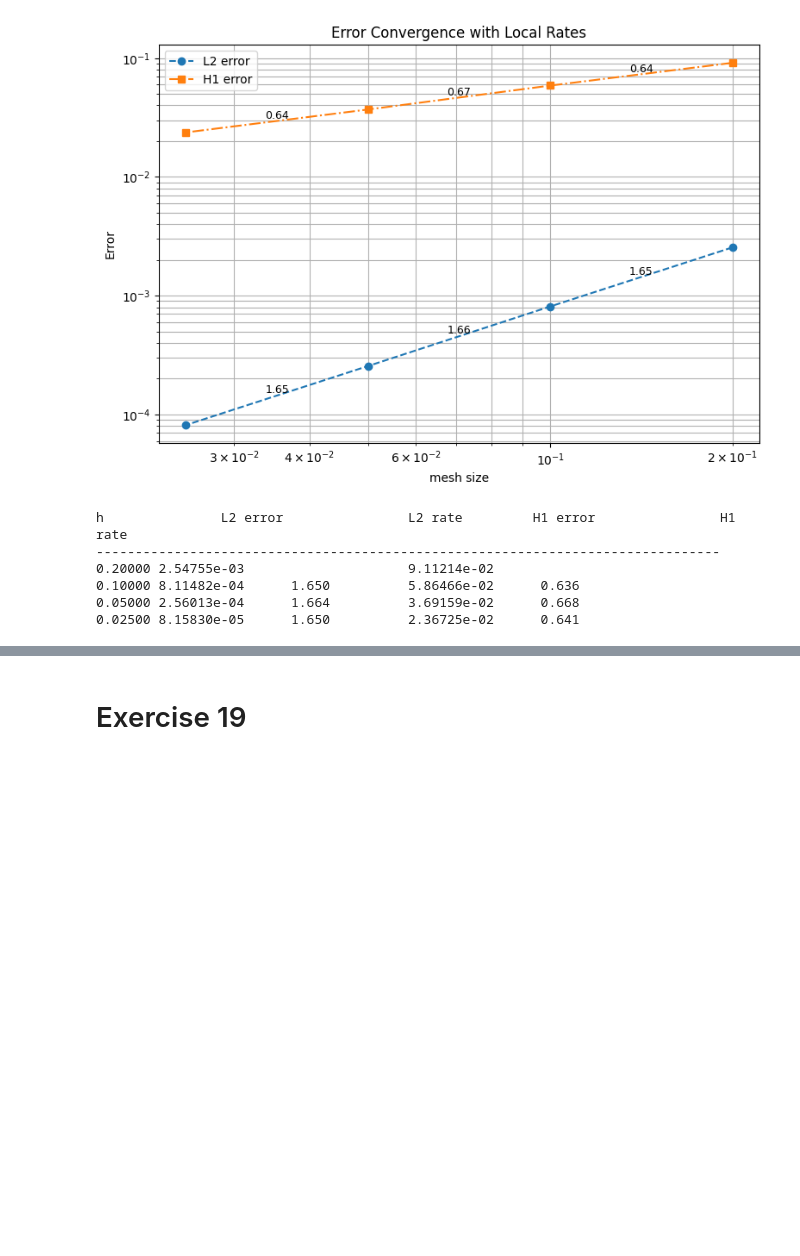
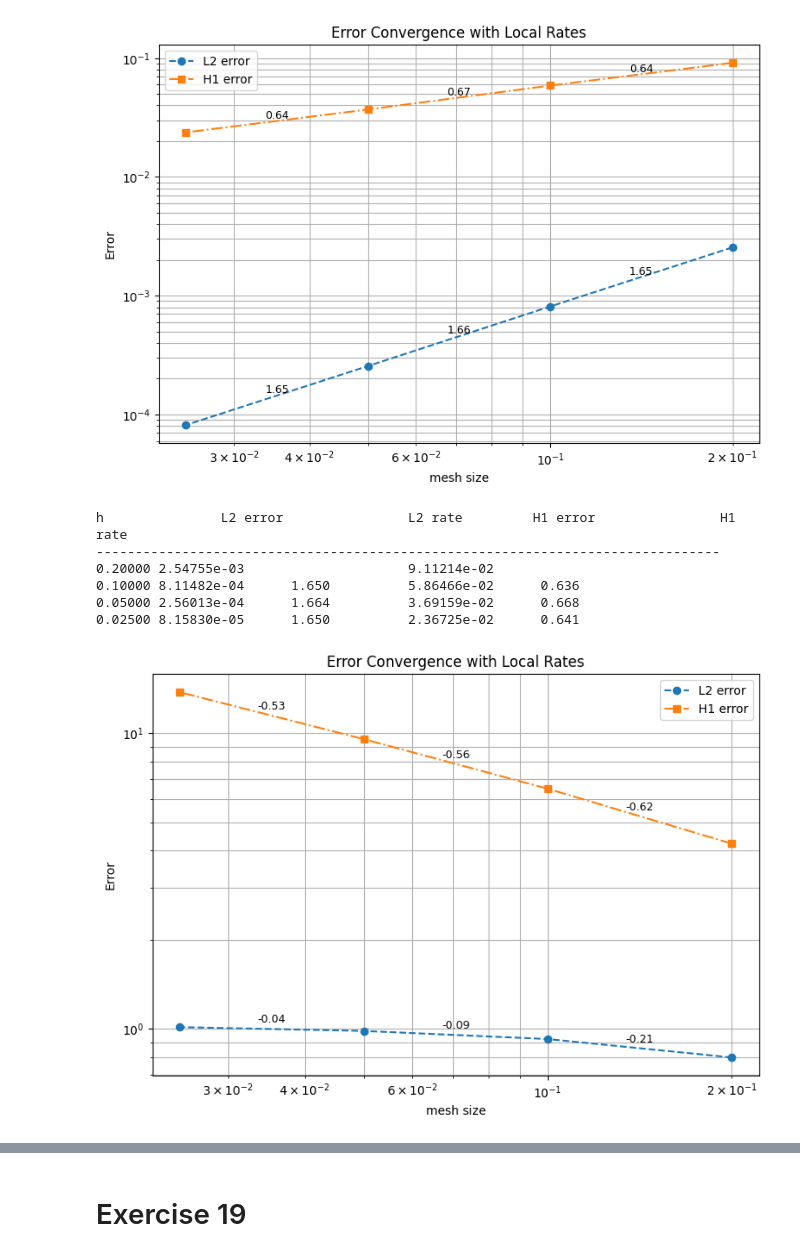
Before and after one commit to teaVeloper/NumericalPDE, a Jupyter notebook: Exercises.ipynb, the cells around one changed output, grey strips where cells are left out. Cells and saved outputs as stored; diff of their text form; code cells hidden in the pictures; blank space fills up the shorter version.

```diff
--- a/Exercises.ipynb
+++ b/Exercises.ipynb
@@ -165,5 +165,21 @@ theta = atan2(y, x)
 g_exact = r**(2/3) * sin(2*theta/3)
 # %%
 gfu = GridFunction(fes)
+gfu.vec.data = a.mat.Inverse(freedofs=fes.FreeDofs()) * f.vec
 gfu.Set(g_exact, definedon=mesh.Boundaries("boundary"))
+# %%
+def solve_equation(h, order):
+    mesh = Mesh(OCCGeometry(lshape, dim=2).GenerateMesh(maxh=h))
+    fes = H1(mesh, order=order, dirichlet="boundary")
+    u = fes.TrialFunction()
+    v = fes.TestFunction()
+    a = BilinearForm(grad(u)*grad(v)*dx)
+    f = LinearForm(fes)
+    # no term to add, since RHS is 0
+    f.Assemble()
+    a.Assemble()
+    gfu = GridFunction(fes)
+    gfu.vec.data = a.mat.Inverse(freedofs=fes.FreeDofs()) * f.vec
+    gfu.Set(g_exact, definedon=mesh.Boundaries("boundary"))
+    return gfu, mesh
 # %%
@@ -258,3 +275,71 @@ h               L2 error                L2 rate         H1 error
 0.10000 8.11482e-04      1.650          5.86466e-02      0.636
 0.05000 2.56013e-04      1.664          3.69159e-02      0.668
 0.02500 8.15830e-05      1.650          2.36725e-02      0.641
+# %%
+h = []
+errL2 = []
+errH1 = []
+
+for i in range(4):
+    h.append( 0.2 / ( 2**i) )
+    gfu, mesh = solve_equation(h[-1], 4 )
+    eL2 = sqrt( Integrate( (gfu - uex)**2, mesh))
+    eH1 = sqrt( Integrate( (grad(gfu) - graduex)**2, mesh))
+    errL2.append (eL2)
+    errH1.append( eH1)
+
+import numpy as np
+
+def compute_rates(err_vec, nel_vec):
+    rates = []
+    for i in range(len(nel_vec)-1):
+        r = np.log(err_vec[i] / err_vec[i+1]) / np.log(h[i] / h[i+1])
+        rates.append(r)
+    return rates
+
+rates_L2 = compute_rates(errL2, h)
+rates_H1 = compute_rates(errH1, h)
+
+import matplotlib.pyplot as plt
+
+plt.figure(figsize=(9, 6))
+
+# Plot errors
+plt.loglog(h, errL2, marker="o", linestyle="--", label="L2 error")
+plt.loglog(h, errH1, marker="s", linestyle="-.", label="H1 error")
+
+
+# Annotate convergence rates
+def annotate_rates(nel_vec, err_vec, rates, y_offset=0):
+    for i in range(len(rates)):
+        x_mid = np.sqrt(nel_vec[i] * nel_vec[i+1])
+        y_mid = np.sqrt(err_vec[i] * err_vec[i+1])
+        plt.text(x_mid, y_mid*(1+y_offset), f"{rates[i]:.2f}", fontsize=9, ha="center")
+
+annotate_rates(h, errL2, rates_L2, y_offset=0.05)
+annotate_rates(h, errH1, rates_H1, y_offset=0.05)
+
+
+plt.xlabel("mesh size")
+plt.ylabel("Error")
+plt.title("Error Convergence with Local Rates")
+plt.legend()
+plt.grid(True, which="both")
+
+plt.show()
+
+print("h\t\tL2 error\t\tL2 rate\t\tH1 error\t\tH1 rate")
+print("-"*80)
+for i in range(len(h)):
+    h_i = h[i]
+    eL2 = errL2[i]
+    eH1 = errH1[i]
+    if i == 0:
+        rL2 = ""
+        rH1 = ""
+    else:
+        rL2 = f"{rates_L2[i-1]:.3f}"
+        rH1 = f"{rates_H1[i-1]:.3f}"
+    print(f"{h_i:.5f}\t{eL2:.5e}\t{rL2:>6}\t\t{eH1:.5e}\t{rH1:>6}")
+# %% [output]
+[figure, added]
```
Also changed, not shown: parts of 4 cells of this notebook, 3 other files.
